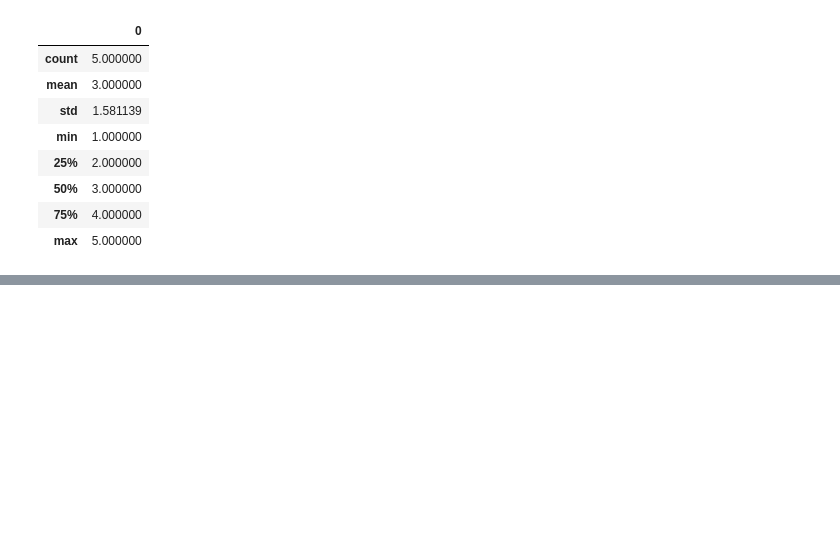
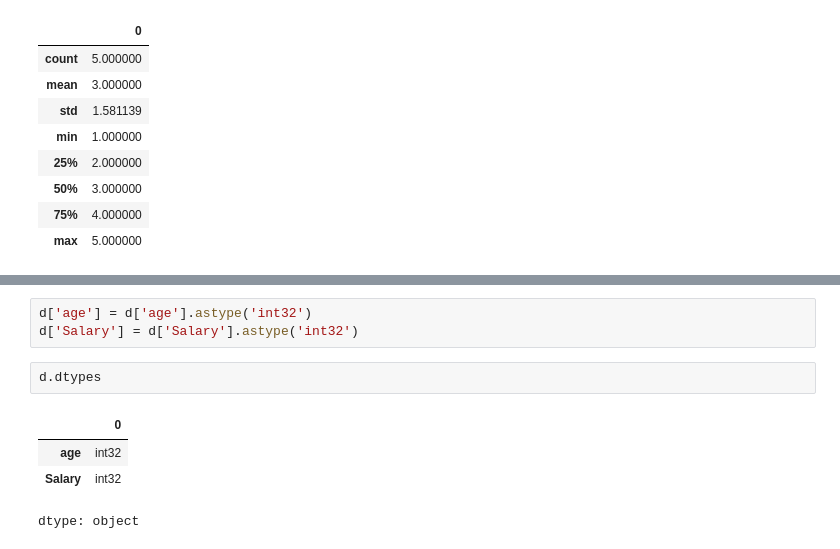
Before and after one commit to root-rashed/5-Minutes-to-Pandas, a Jupyter notebook: day_02.ipynb, the cells around one changed output, grey strips where cells are left out. Drawn from its saved outputs; the diff is of its cells as text; blank space fills up the shorter version.

```diff
--- a/day_02.ipynb
+++ b/day_02.ipynb
@@ -142,0 +181,10 @@ df2.describe()
+# %%
+d['age'] = d['age'].astype('int32')
+d['Salary'] = d['Salary'].astype('int32')
+# %%
+d.dtypes
+# %% [output]
+|  | 0 |
+| age | int32 |
+| Salary | int32 |
+dtype: object
```
Also changed, not shown: parts of 7 cells of this notebook.
